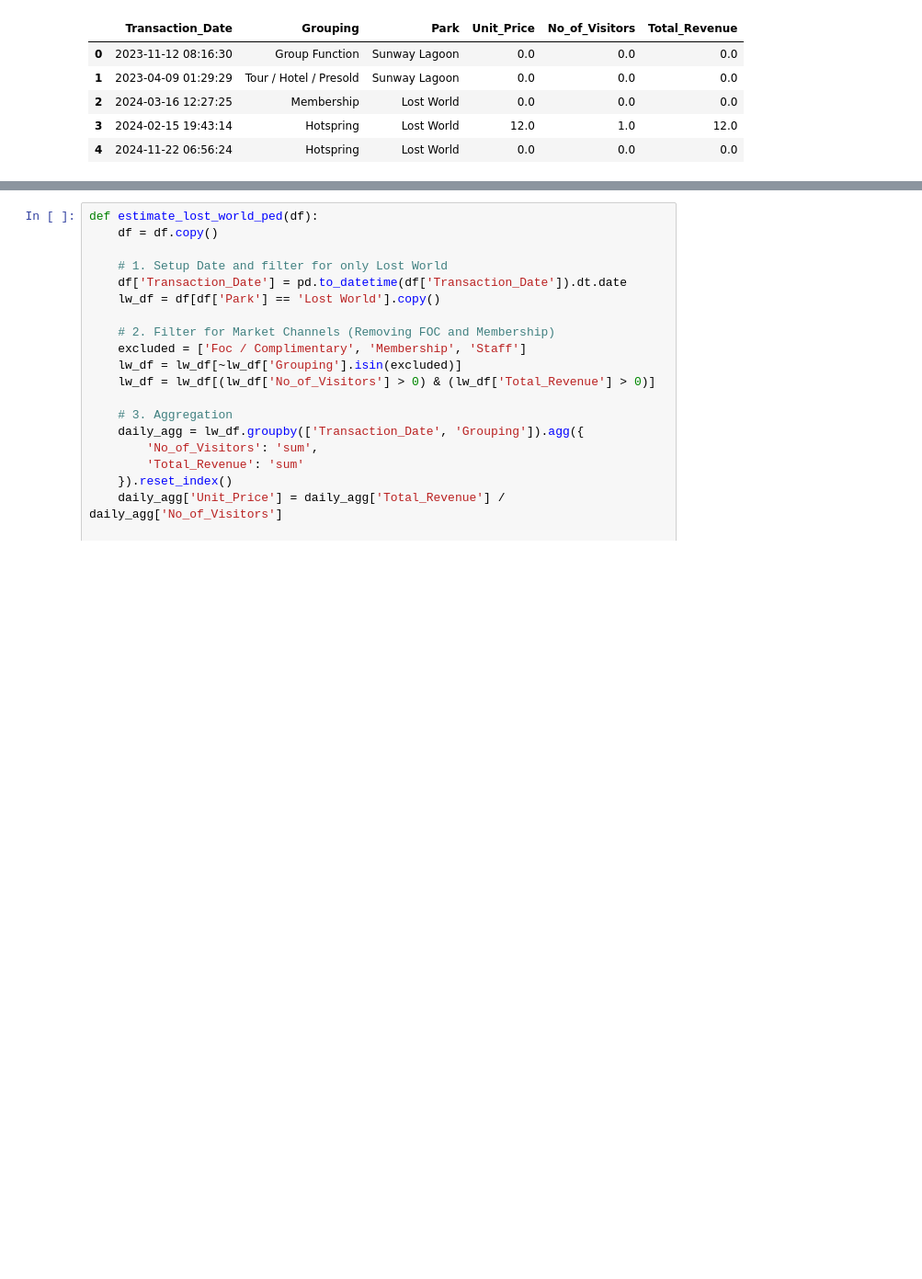
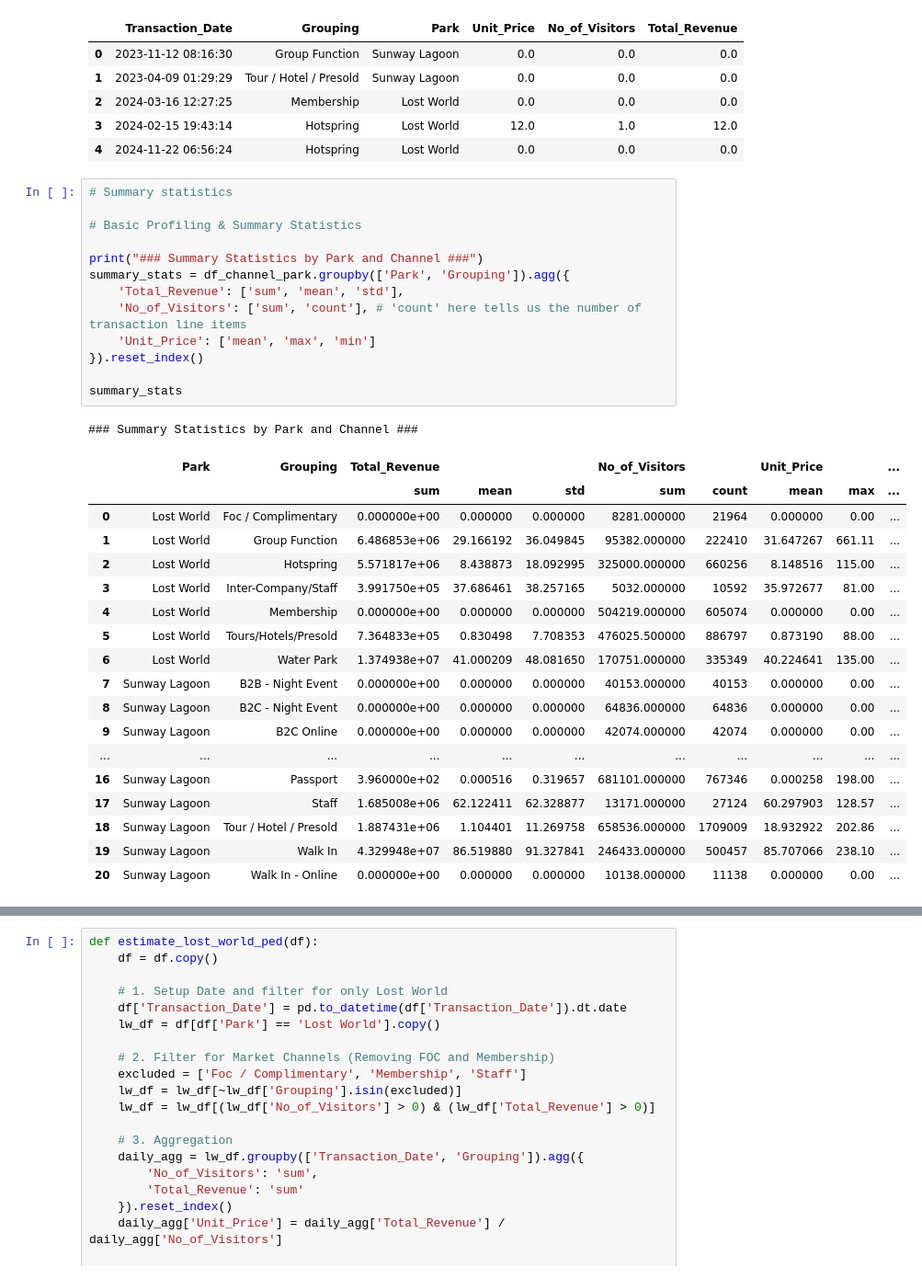
Before and after one commit to henrytansunway/sunway-theme-park, a Jupyter notebook: ped_estimation.ipynb, the cells around one changed output, grey strips where cells are left out. Shown at 92% size. Cells and saved outputs as stored; diff of their text form; blank space fills up the shorter version.

Commit message:
ped estimation lagoon

```diff
--- a/ped_estimation.ipynb
+++ b/ped_estimation.ipynb
@@ -82,3 +82,36 @@ df_channel_park.head()
 | 2 | 2024-03-16 12:27:25 | Membership | Lost World | 0.0 | 0.0 | 0.0 |
 | 3 | 2024-02-15 19:43:14 | Hotspring | Lost World | 12.0 | 1.0 | 12.0 |
 | 4 | 2024-11-22 06:56:24 | Hotspring | Lost World | 0.0 | 0.0 | 0.0 |
+# %%
+# Summary statistics
+
+# Basic Profiling & Summary Statistics
+
+print("### Summary Statistics by Park and Channel ###")
+summary_stats = df_channel_park.groupby(['Park', 'Grouping']).agg({
+    'Total_Revenue': ['sum', 'mean', 'std'],
+    'No_of_Visitors': ['sum', 'count'], # 'count' here tells us the number of transaction line items
+    'Unit_Price': ['mean', 'max', 'min']
+}).reset_index()
+
+summary_stats
+# %% [output]
+### Summary Statistics by Park and Channel ###
+|  | Park | Grouping | Total_Revenue |  |  | No_of_Visitors |  | Unit_Price |  | ... |
+|  |  |  | sum | mean | std | sum | count | mean | max | ... |
+| 0 | Lost World | Foc / Complimentary | 0.000000e+00 | 0.000000 | 0.000000 | 8281.000000 | 21964 | 0.000000 | 0.00 | ... |
+| 1 | Lost World | Group Function | 6.486853e+06 | 29.166192 | 36.049845 | 95382.000000 | 222410 | 31.647267 | 661.11 | ... |
+| 2 | Lost World | Hotspring | 5.571817e+06 | 8.438873 | 18.092995 | 325000.000000 | 660256 | 8.148516 | 115.00 | ... |
+| 3 | Lost World | Inter-Company/Staff | 3.991750e+05 | 37.686461 | 38.257165 | 5032.000000 | 10592 | 35.972677 | 81.00 | ... |
+| 4 | Lost World | Membership | 0.000000e+00 | 0.000000 | 0.000000 | 504219.000000 | 605074 | 0.000000 | 0.00 | ... |
+| 5 | Lost World | Tours/Hotels/Presold | 7.364833e+05 | 0.830498 | 7.708353 | 476025.500000 | 886797 | 0.873190 | 88.00 | ... |
+| 6 | Lost World | Water Park | 1.374938e+07 | 41.000209 | 48.081650 | 170751.000000 | 335349 | 40.224641 | 135.00 | ... |
+| 7 | Sunway Lagoon | B2B - Night Event | 0.000000e+00 | 0.000000 | 0.000000 | 40153.000000 | 40153 | 0.000000 | 0.00 | ... |
+| 8 | Sunway Lagoon | B2C - Night Event | 0.000000e+00 | 0.000000 | 0.000000 | 64836.000000 | 64836 | 0.000000 | 0.00 | ... |
+| 9 | Sunway Lagoon | B2C Online | 0.000000e+00 | 0.000000 | 0.000000 | 42074.000000 | 42074 | 0.000000 | 0.00 | ... |
+| ... | ... | ... | ... | ... | ... | ... | ... | ... | ... | ... |
+| 16 | Sunway Lagoon | Passport | 3.960000e+02 | 0.000516 | 0.319657 | 681101.000000 | 767346 | 0.000258 | 198.00 | ... |
+| 17 | Sunway Lagoon | Staff | 1.685008e+06 | 62.122411 | 62.328877 | 13171.000000 | 27124 | 60.297903 | 128.57 | ... |
+| 18 | Sunway Lagoon | Tour / Hotel / Presold | 1.887431e+06 | 1.104401 | 11.269758 | 658536.000000 | 1709009 | 18.932922 | 202.86 | ... |
+| 19 | Sunway Lagoon | Walk In | 4.329948e+07 | 86.519880 | 91.327841 | 246433.000000 | 500457 | 85.707066 | 238.10 | ... |
+| 20 | Sunway Lagoon | Walk In - Online | 0.000000e+00 | 0.000000 | 0.000000 | 10138.000000 | 11138 | 0.000000 | 0.00 | ... |
```
Also changed, not shown: parts of 7 cells of this notebook.
